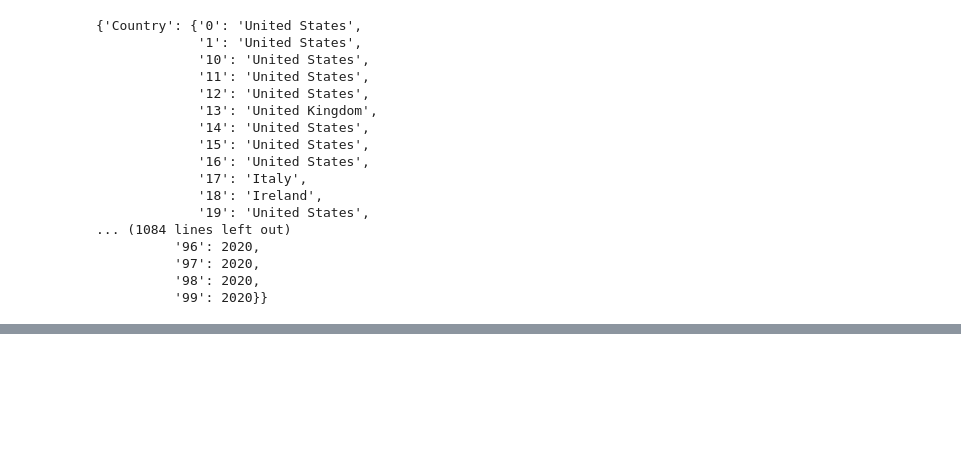
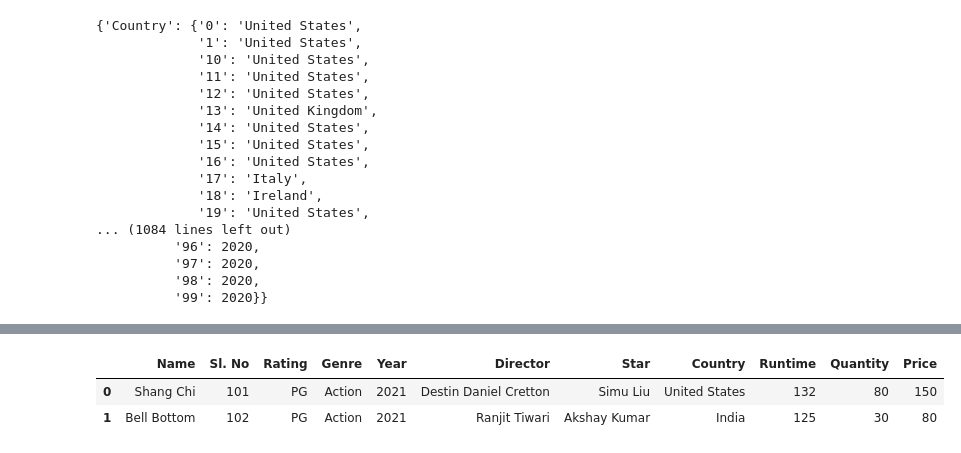
Before and after one commit to SHIRSENDU-KONER/ETG-Inventory-Manageement-System, a Jupyter notebook: ETG-Inventory-Management-System.ipynb, the cells around one changed output, grey strips where cells are left out. Drawn from its saved outputs; the diff is of its cells as text; code cells hidden in the pictures; blank space fills up the shorter version.

```diff
--- a/ETG-Inventory-Management-System.ipynb
+++ b/ETG-Inventory-Management-System.ipynb
@@ -536,0 +637,7 @@ pprint(json.loads(file.read()))
+# %%
+ff = pd.DataFrame(store_cart).T
+ff
+# %% [output]
+|  | Name | Sl. No | Rating | Genre | Year | Director | Star | Country | Runtime | Quantity | Price |
+| 0 | Shang Chi | 101 | PG | Action | 2021 | Destin Daniel Cretton | Simu Liu | United States | 132 | 80 | 150 |
+| 1 | Bell Bottom | 102 | PG | Action | 2021 | Ranjit Tiwari | Akshay Kumar | India | 125 | 30 | 80 |
```
Also changed, not shown: parts of 16 cells of this notebook, 2 other files.
